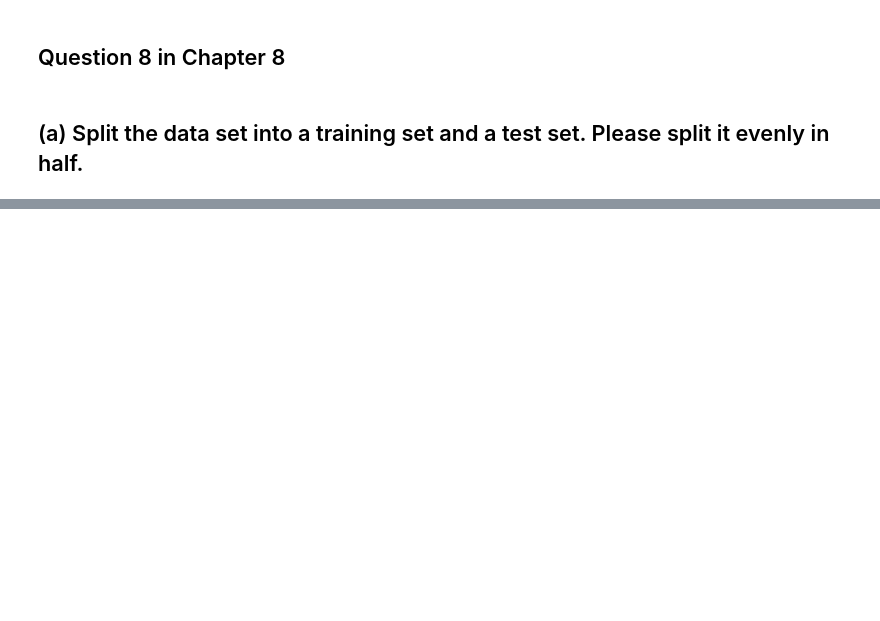
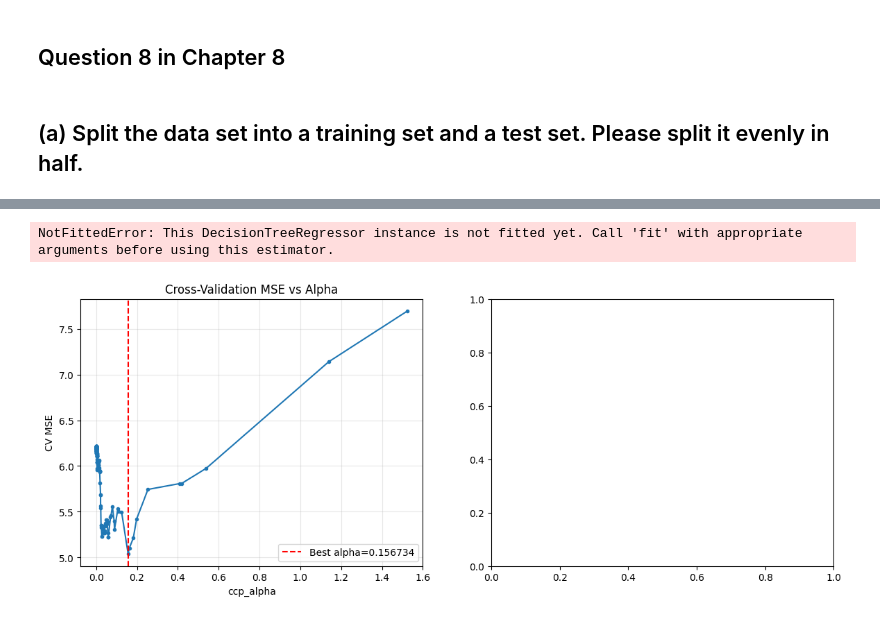
Before and after one commit to lekoundanmgedeon/machinelearning-islp, a Jupyter notebook: assignements/A2_ML/A2_ml.ipynb, the cells around one changed output, grey strips where cells are left out. Saved outputs shown, nothing was run; the diff lists cells and outputs as text; code cells hidden in the pictures; blank space fills up the shorter version.

```diff
--- a/assignements/A2_ML/A2_ml.ipynb
+++ b/assignements/A2_ML/A2_ml.ipynb
@@ -898,0 +1049,19 @@ plt.show()
+# %%
+# Pour chaque alpha, on calcule le MSE par validation croisée
+cv_scores = []
+trees = []
+
+for ccp_alpha in ccp_alphas:
+    tree = DecisionTreeRegressor(random_state=42, ccp_alpha=ccp_alpha)
+    scores = cross_val_score(tree, X_train, y_train,
+                            cv=5, scoring='neg_mean_squared_error')
+    cv_scores.append(-scores.mean())
+    trees.append(tree)
+
+# Meilleur alpha
+best_idx = np.argmin(cv_scores)
+best_alpha = ccp_alphas[best_idx]
+best_cv_mse = cv_scores[best_idx]
+
+print(f"\nMeilleur ccp_alpha: {best_alpha:.6f}")
+print(f"MSE en cross-validation: {best_cv_mse:.4f}")
@@ -898,0 +1311,28 @@ plt.show()
+# %%
+# Graphique: CV MSE en fonction de alpha
+fig, axes = plt.subplots(1, 2, figsize=(14, 5))
+
+axes[0].plot(ccp_alphas, cv_scores, marker='o', markersize=3)
+axes[0].axvline(best_alpha, color='red', linestyle='--',
+                label=f'Best alpha={best_alpha:.6f}')
+axes[0].set_xlabel('ccp_alpha')
+axes[0].set_ylabel('CV MSE')
+axes[0].set_title('Cross-Validation MSE vs Alpha')
+axes[0].legend()
+axes[0].grid(True, alpha=0.3)
+
+# Nombre de feuilles en fonction de alpha
+n_leaves = [tree.get_n_leaves() for tree in trees]
+axes[1].plot(ccp_alphas, n_leaves, marker='o', markersize=3)
+axes[1].axvline(best_alpha, color='red', linestyle='--')
+axes[1].set_xlabel('ccp_alpha')
+axes[1].set_ylabel('Number of leaves')
+axes[1].set_title('Tree Size vs Alpha')
+axes[1].grid(True, alpha=0.3)
+
+plt.tight_layout()
+plt.savefig('pruning_analysis.png', dpi=150, bbox_inches='tight')
+plt.show()
+# %% [output]
+NotFittedError: This DecisionTreeRegressor instance is not fitted yet. Call 'fit' with appropriate arguments before using this estimator.
+[figure, added]
```
Also changed, not shown: parts of 25 cells of this notebook.
